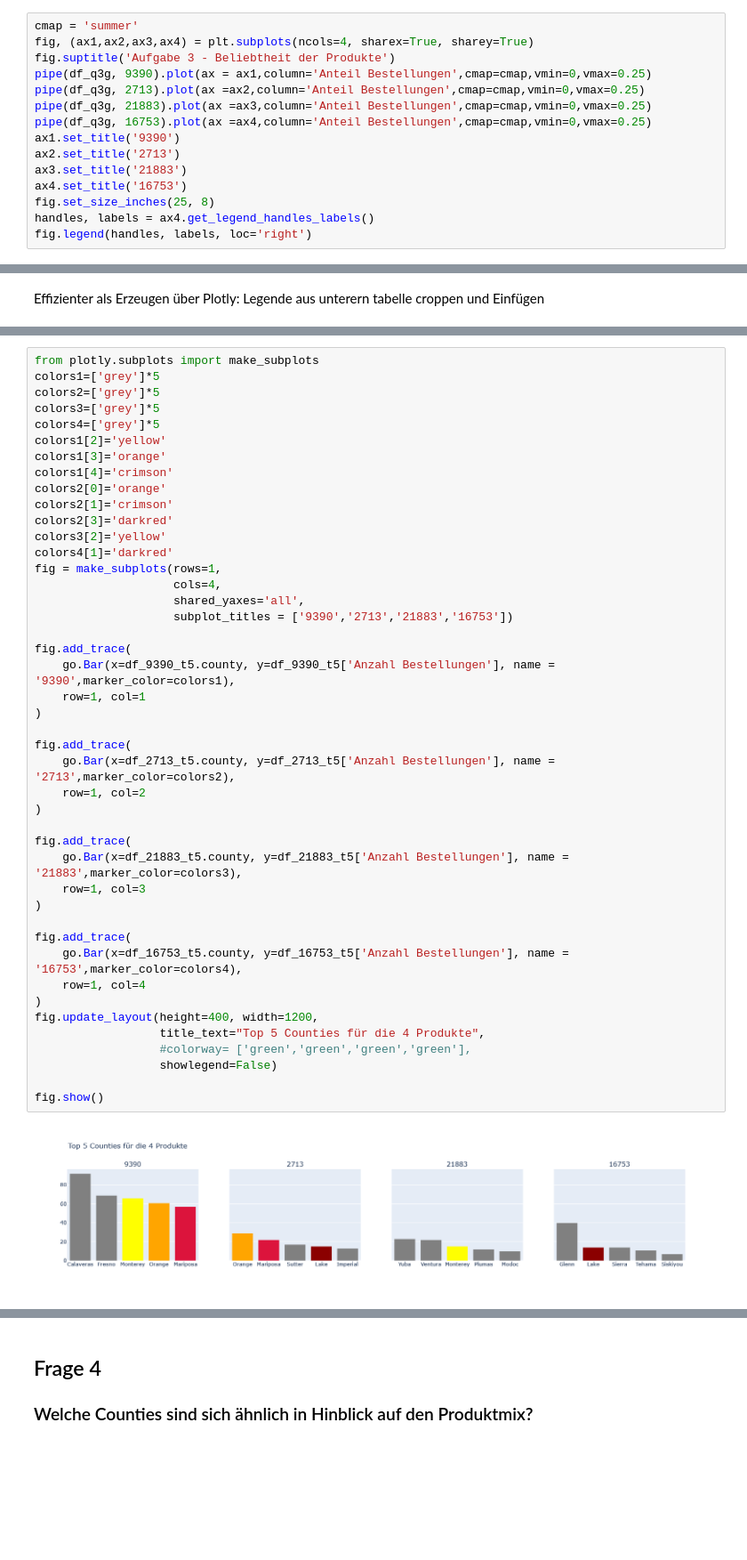
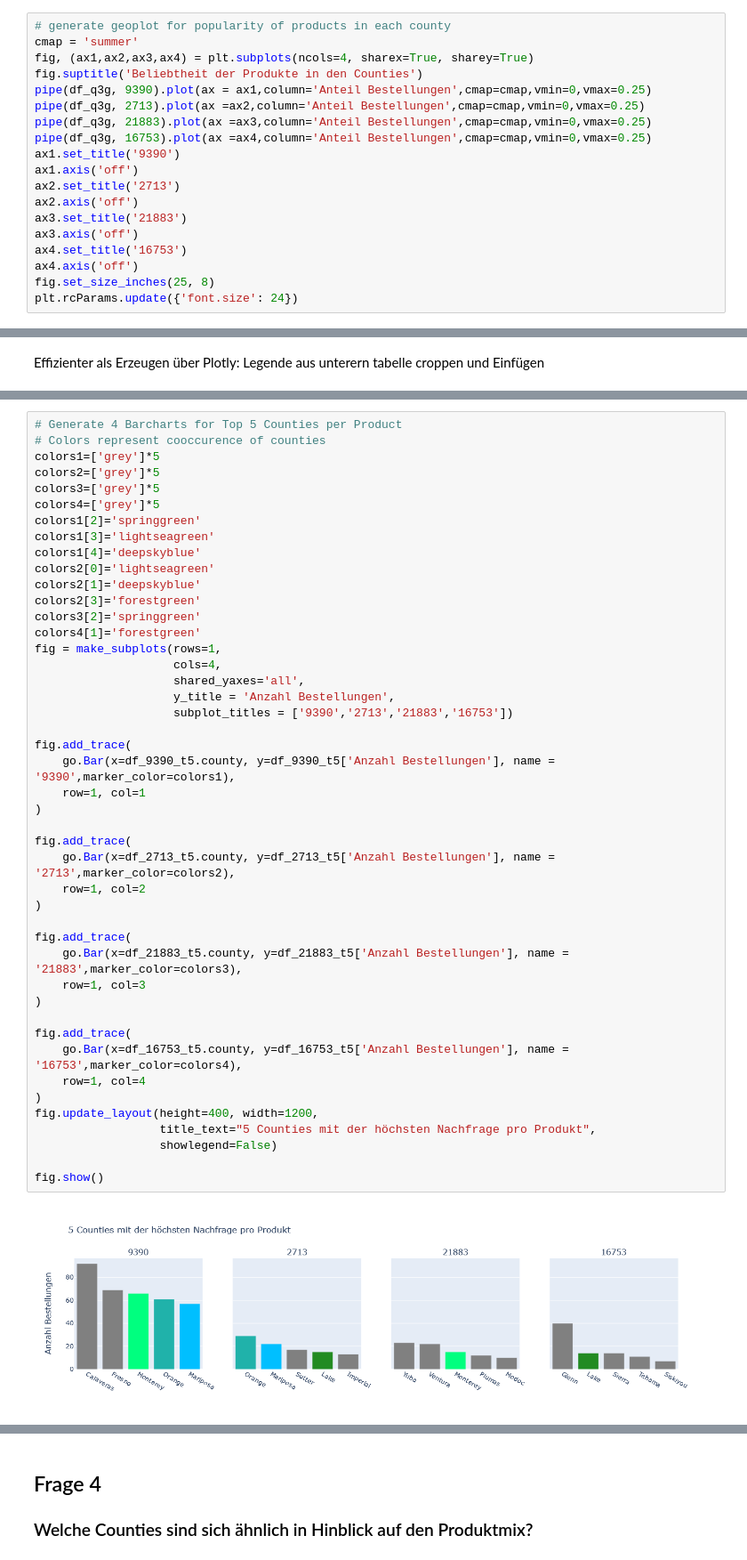
Before and after one commit to lenaas/lebensmittelhandel, a Jupyter notebook: Fragen1-5.ipynb, the cells around one changed output, grey strips where cells are left out. Shown at 89% size. Drawn from its saved outputs; the diff is of its cells as text; blank space fills up the shorter version.

```diff
--- a/Fragen1-5.ipynb
+++ b/Fragen1-5.ipynb
@@ -289,16 +249,20 @@ import matplotlib.pyplot as plt
 # %%
+# generate geoplot for popularity of products in each county
 cmap = 'summer'
 fig, (ax1,ax2,ax3,ax4) = plt.subplots(ncols=4, sharex=True, sharey=True)
-fig.suptitle('Aufgabe 3 - Beliebtheit der Produkte')
+fig.suptitle('Beliebtheit der Produkte in den Counties')
 pipe(df_q3g, 9390).plot(ax = ax1,column='Anteil Bestellungen',cmap=cmap,vmin=0,vmax=0.25)
 pipe(df_q3g, 2713).plot(ax =ax2,column='Anteil Bestellungen',cmap=cmap,vmin=0,vmax=0.25)
 pipe(df_q3g, 21883).plot(ax =ax3,column='Anteil Bestellungen',cmap=cmap,vmin=0,vmax=0.25)
 pipe(df_q3g, 16753).plot(ax =ax4,column='Anteil Bestellungen',cmap=cmap,vmin=0,vmax=0.25)
 ax1.set_title('9390')
+ax1.axis('off')
 ax2.set_title('2713')
+ax2.axis('off')
 ax3.set_title('21883')
+ax3.axis('off')
 ax4.set_title('16753')
+ax4.axis('off')
 fig.set_size_inches(25, 8)
-handles, labels = ax4.get_legend_handles_labels()
-fig.legend(handles, labels, loc='right')
+plt.rcParams.update({'font.size': 24})
 # %% [output]
@@ -325,49 +280,50 @@ df_2713_t5= df_2713.sort_values('Anteil Bestellungen',ascending=False)[['county'
 df_21883_t5 = df_21883.sort_values('Anteil Bestellungen',ascending=False)[['county','Anzahl Bestellungen','Anteil Bestellungen']].head(5)
 df_16753_t5 = df_16753.sort_values('Anteil Bestellungen',ascending=False)[['county','Anzahl Bestellungen','Anteil Bestellungen']].head(5)
 # %%
-from plotly.subplots import make_subplots
+# Generate 4 Barcharts for Top 5 Counties per Product
+# Colors represent cooccurence of counties
 colors1=['grey']*5
 colors2=['grey']*5
 colors3=['grey']*5
 colors4=['grey']*5
-colors1[2]='yellow'
-colors1[3]='orange'
-colors1[4]='crimson'
-colors2[0]='orange'
-colors2[1]='crimson'
-colors2[3]='darkred'
-colors3[2]='yellow'
-colors4[1]='darkred'
+colors1[2]='springgreen'
+colors1[3]='lightseagreen'
+colors1[4]='deepskyblue'
+colors2[0]='lightseagreen'
+colors2[1]='deepskyblue'
+colors2[3]='forestgreen'
+colors3[2]='springgreen'
+colors4[1]='forestgreen'
 fig = make_subplots(rows=1,
                     cols=4,
                     shared_yaxes='all',
+                    y_title = 'Anzahl Bestellungen',
                     subplot_titles = ['9390','2713','21883','16753'])
 
 fig.add_trace(
     go.Bar(x=df_9390_t5.county, y=df_9390_t5['Anzahl Bestellungen'], name = '9390',marker_color=colors1),
     row=1, col=1
 )
 
 fig.add_trace(
     go.Bar(x=df_2713_t5.county, y=df_2713_t5['Anzahl Bestellungen'], name = '2713',marker_color=colors2),
     row=1, col=2
 )
 
 fig.add_trace(
     go.Bar(x=df_21883_t5.county, y=df_21883_t5['Anzahl Bestellungen'], name = '21883',marker_color=colors3),
     row=1, col=3
 )
 
 fig.add_trace(
     go.Bar(x=df_16753_t5.county, y=df_16753_t5['Anzahl Bestellungen'], name = '16753',marker_color=colors4),
     row=1, col=4
 )
 fig.update_layout(height=400, width=1200,
-                  title_text="Top 5 Counties für die 4 Produkte",
-                  #colorway= ['green','green','green','green'],
+                  title_text="5 Counties mit der höchsten Nachfrage pro Produkt",
                   showlegend=False)
 
 fig.show()
 # %% [output]
-[figure, old version]
+[figure, new version]
 # %%
```
Also changed, not shown: parts of 87 cells of this notebook.
